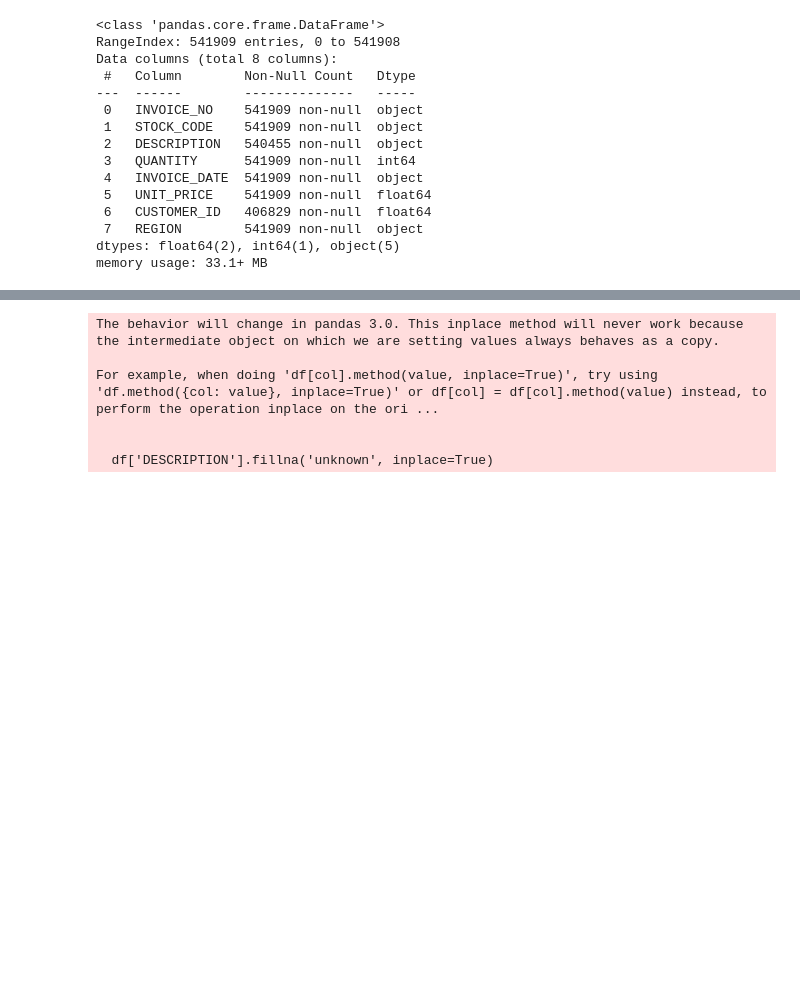
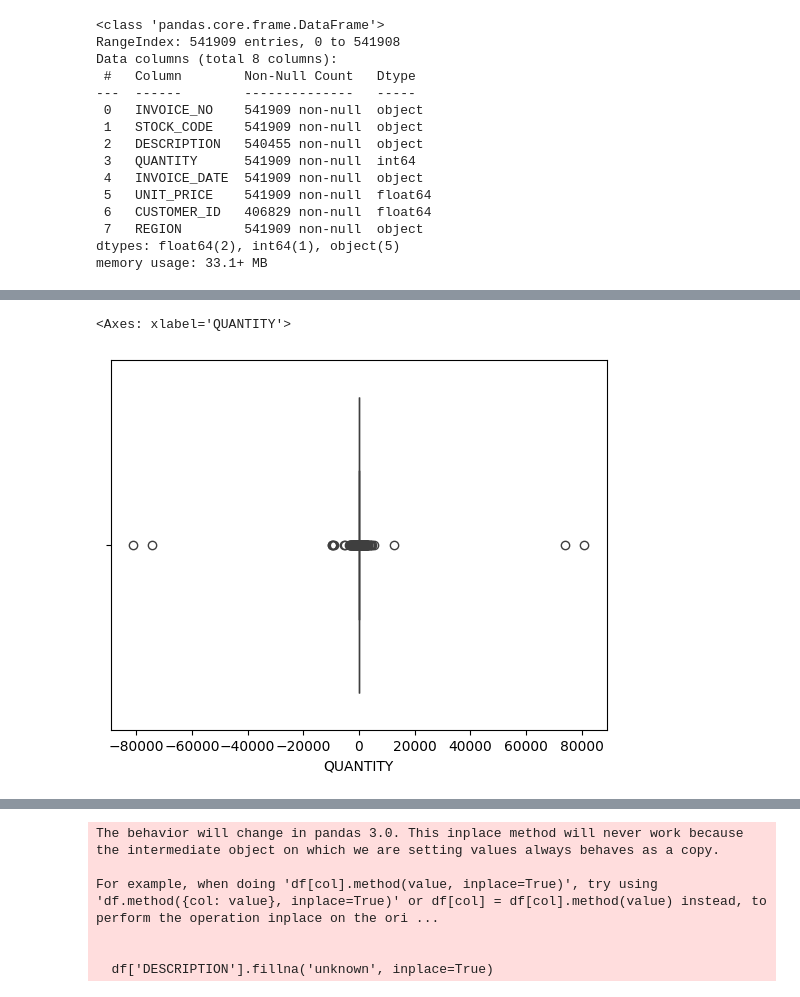
Before and after one commit to HidenLacan/Hackaton-data, a Jupyter notebook: hackhathon.ipynb, the cells around one changed output, grey strips where cells are left out. Drawn from its saved outputs; the diff is of its cells as text; code cells hidden in the pictures; blank space fills up the shorter version.

```diff
--- a/hackhathon.ipynb
+++ b/hackhathon.ipynb
@@ -56,2 +84,7 @@ df.select_dtypes('object').describe().T
 | CUSTOMER_ID | 406829.0 | 4372.0 | 17841.0 | 7983.0 |
 | REGION | 541909 | 38 | United Kingdom | 495478 |
+# %%
+sns.boxplot(x=df['QUANTITY'])
+# %% [output]
+<Axes: xlabel='QUANTITY'>
+[figure, added]
```
Also changed, not shown: parts of 34 cells of this notebook.
